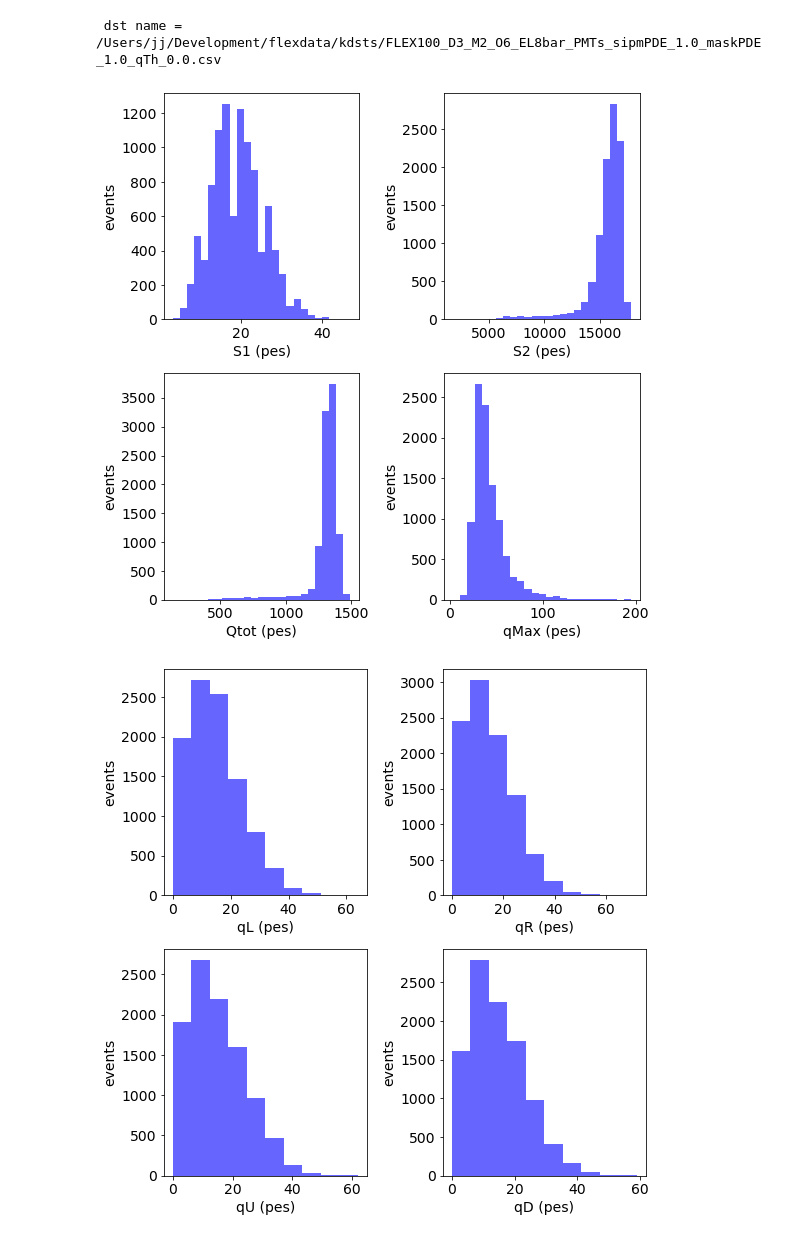
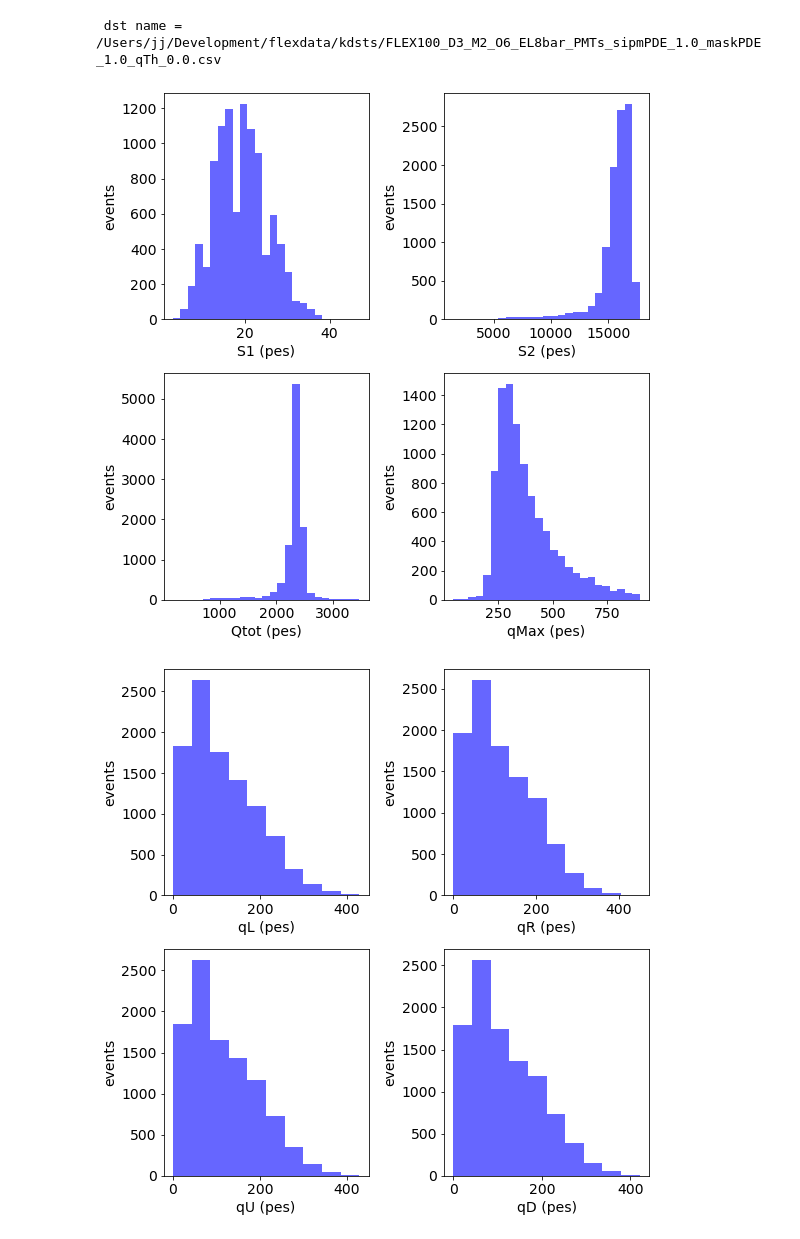
Before and after one commit to jjgomezcadenas/NextFlex, a Jupyter notebook: NB/kr_dst_pmts.ipynb, the cells around one changed output. Cells and saved outputs as stored; diff of their text form; code cells hidden in the pictures.

```diff
--- a/NB/kr_dst_pmts.ipynb
+++ b/NB/kr_dst_pmts.ipynb
@@ -703,22 +743,22 @@ krdst = pd.read_csv(ofile)
 # %%
 histos_df(krdst,
           vars    = ('S1e','S2e','Qtot','qMax'),
           varmins = [0,0,0, 0],
-          varmaxs = [50,25000,1500,200],
+          varmaxs = [50,25000,3500,900],
           xlabels = ['S1 (pes)','S2 (pes)','Qtot (pes)','qMax (pes)'],
           ylabels = 4 * ['events'],
           bins    = 4 * [25],
           alphas  = 4 * [0.6],
           colors  = 4 * ['b'],
           splt    = (2,2),
           figsize = (8,8))
 # %% [output]
-[figure, old version]
+[figure, new version]
 # %%
 histos_df(krdst,
           vars    = ('qL','qR','qU','qD'),
           varmins = 4 * [0],
-          varmaxs = 4 * [200],
+          varmaxs = 4 * [500],
           xlabels = ['qL (pes)','qR (pes)','qU (pes)','qD (pes)'],
           ylabels = 4 * ['events'],
           bins    = 4 * [10],
@@ -727,6 +767,6 @@ histos_df(krdst,
           splt    = (2,2),
           figsize = (8,8))
 # %% [output]
-[figure, old version]
+[figure, new version]
 # %%
 q_sipm(krdst,  bins=300, figsize=(14,6), alpha=0.6)
```
Also changed, not shown: parts of 16 cells of this notebook, 8 other files.
